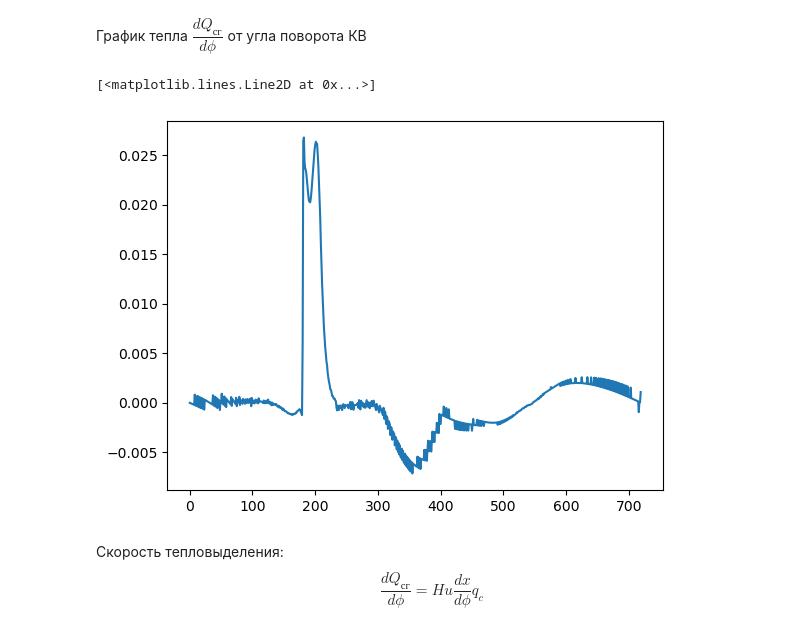
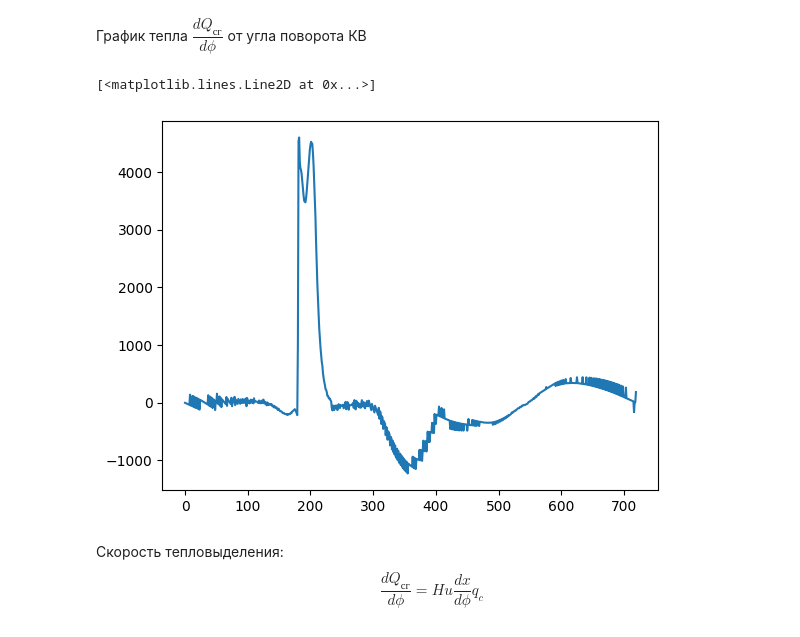
Before and after one commit to BabaikaRub/tpikd_sem, a Jupyter notebook: Comb0DThermDyn_st.ipynb, the cells around one changed output. Cells and saved outputs as stored; diff of their text form; code cells hidden in the pictures.

```diff
--- a/Comb0DThermDyn_st.ipynb
+++ b/Comb0DThermDyn_st.ipynb
@@ -50,7 +50,7 @@ def Vol(deg):
     Vh = Ap * S
     Vc = Vh / (eps - 1)
     V = Vc + Vh - Ap * S / 2 * (1 - np.cos(np.deg2rad(deg)) - lamb / 4 * (1 - np.cos(2*np.deg2rad(deg))))
-    return (V)
+    return V
 # %% [markdown]
 ### Термодинамическая работа
 $$ \frac{dL} {d\phi} = -p\frac{dV}{d\phi} $$
@@ -111,11 +111,10 @@ def dQc(Fi):
 # %% [markdown]
 График тепла   $ \dfrac{dQ_{сг}} {d\phi} $ от угла поворота КВ
 # %%
-
-plt.plot([dQc(Fi) / Hu/ qc* dFi for Fi in range(1,721)])
+plt.plot([dQc(Fi) for Fi in range(1, 721)])
 # %% [output]
 [<matplotlib.lines.Line2D at 0x...>]
-[figure, old version]
+[figure, new version]
 # %% [markdown]
 Скорость тепловыделения:
 $$ \dfrac{dQ_{сг}} {d\phi} = Hu\dfrac{dx} {d\phi}q_c $$
```
Also changed, not shown: parts of 8 cells of this notebook, 1 other file.
